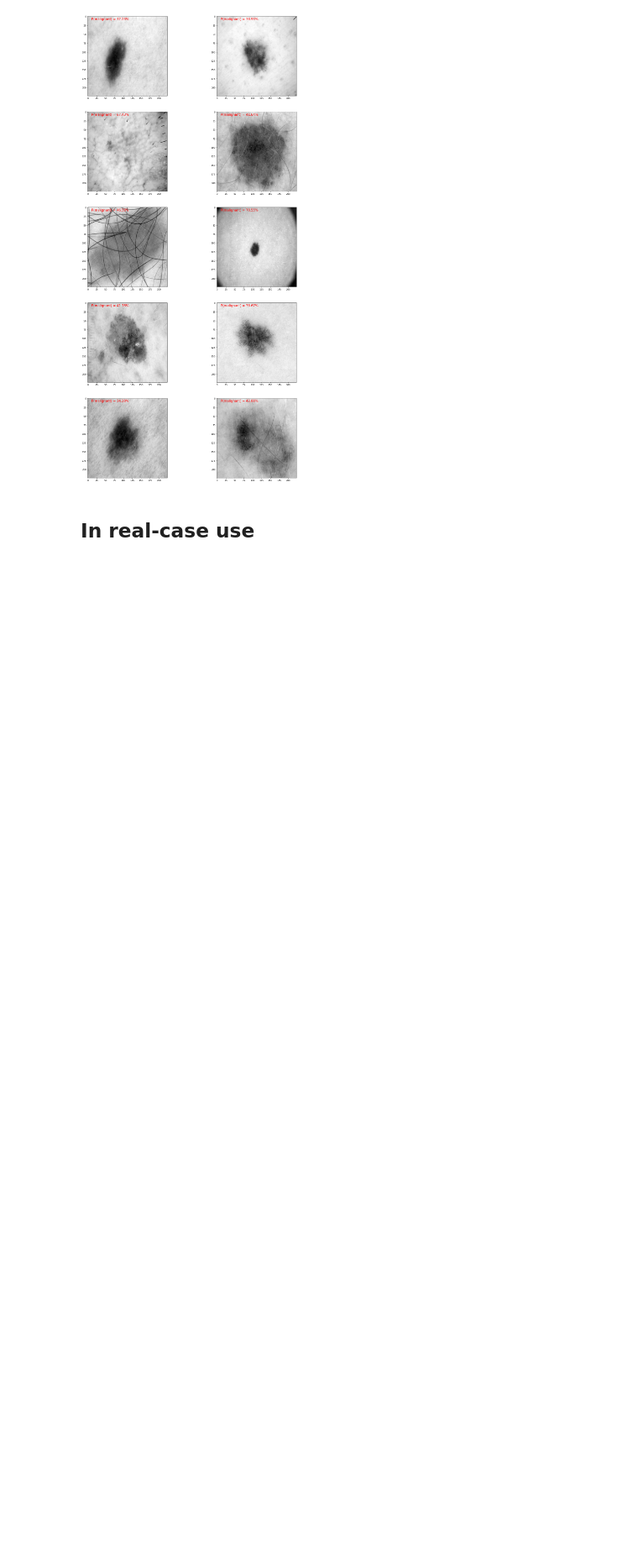
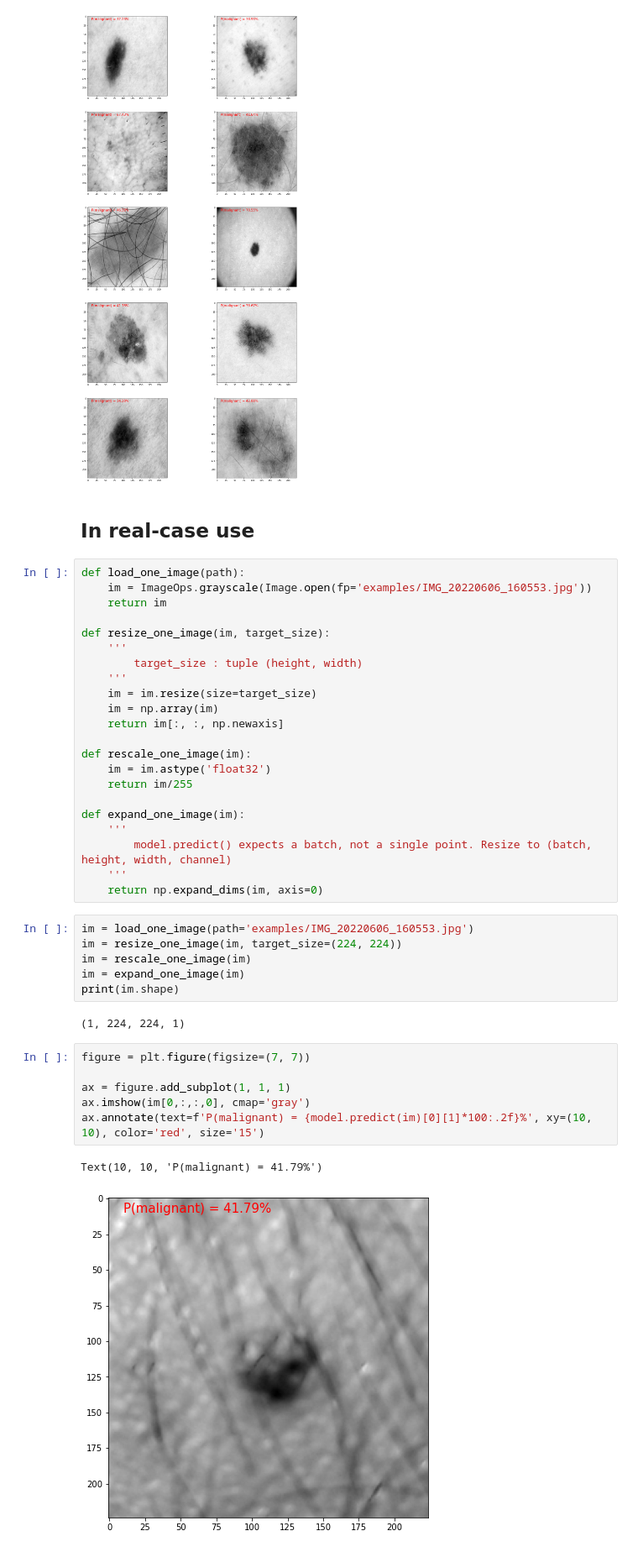
Before and after one commit to AnthonyJaquaniello/Skin_detector, a Jupyter notebook: skin_detector.ipynb, the cells around one changed output. Shown at 84% size. Saved outputs shown, nothing was run; the diff lists cells and outputs as text; blank space fills up the shorter version.

```diff
--- a/skin_detector.ipynb
+++ b/skin_detector.ipynb
@@ -304,3 +304,42 @@ for i in range(10):
 [figure]
 # %% [markdown]
 <h2>In real-case use</h2>
+# %%
+def load_one_image(path):
+    im = ImageOps.grayscale(Image.open(fp='examples/IMG_20220606_160553.jpg'))
+    return im
+
+def resize_one_image(im, target_size):
+    '''
+        target_size : tuple (height, width)
+    '''
+    im = im.resize(size=target_size)
+    im = np.array(im)
+    return im[:, :, np.newaxis]
+
+def rescale_one_image(im):
+    im = im.astype('float32')
+    return im/255
+
+def expand_one_image(im):
+    '''
+        model.predict() expects a batch, not a single point. Resize to (batch, height, width, channel)
+    '''
+    return np.expand_dims(im, axis=0)
+# %%
+im = load_one_image(path='examples/IMG_20220606_160553.jpg')
+im = resize_one_image(im, target_size=(224, 224))
+im = rescale_one_image(im)
+im = expand_one_image(im)
+print(im.shape)
+# %% [output]
+(1, 224, 224, 1)
+# %%
+figure = plt.figure(figsize=(7, 7))
+
+ax = figure.add_subplot(1, 1, 1)
+ax.imshow(im[0,:,:,0], cmap='gray')
+ax.annotate(text=f'P(malignant) = {model.predict(im)[0][1]*100:.2f}%', xy=(10, 10), color='red', size='15')
+# %% [output]
+Text(10, 10, 'P(malignant) = 41.79%')
+[figure, added]
```
